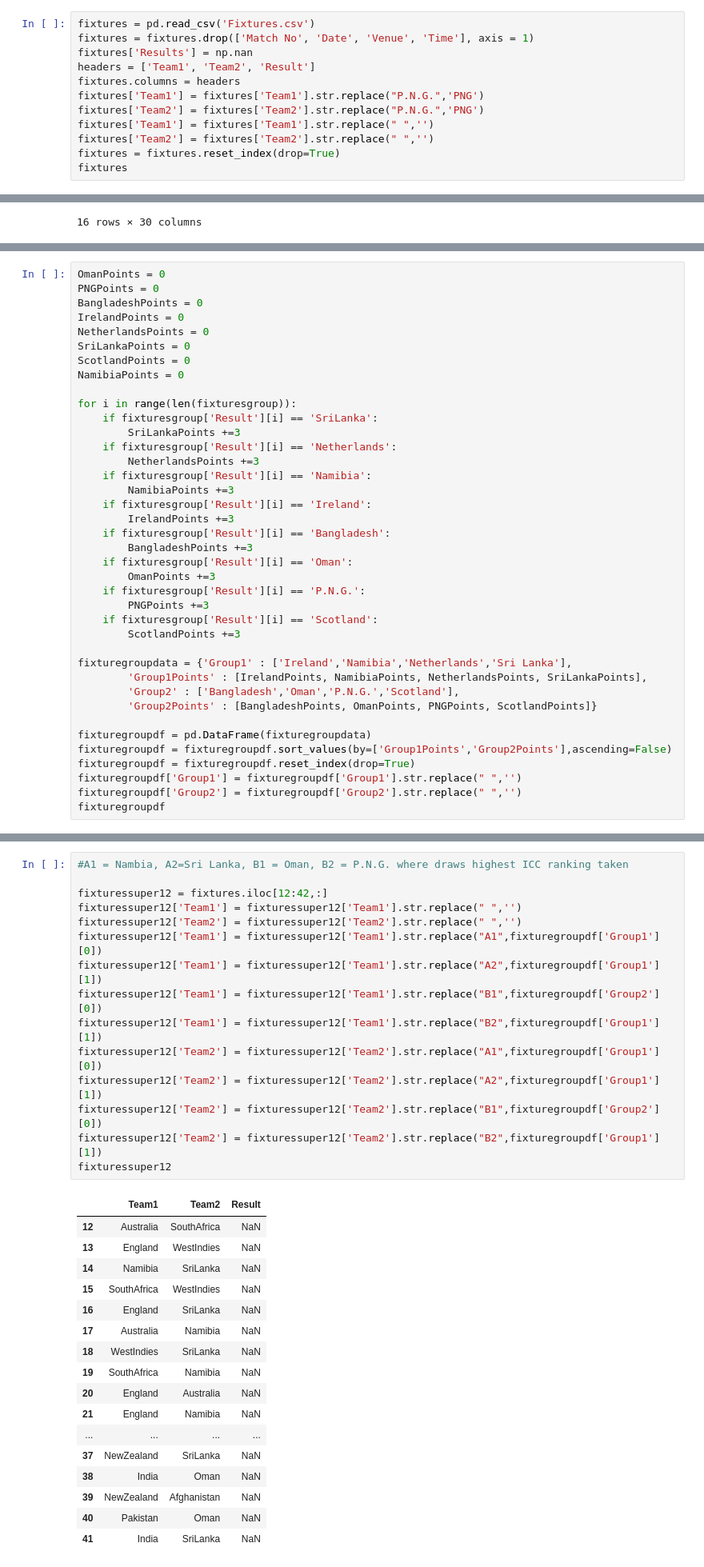
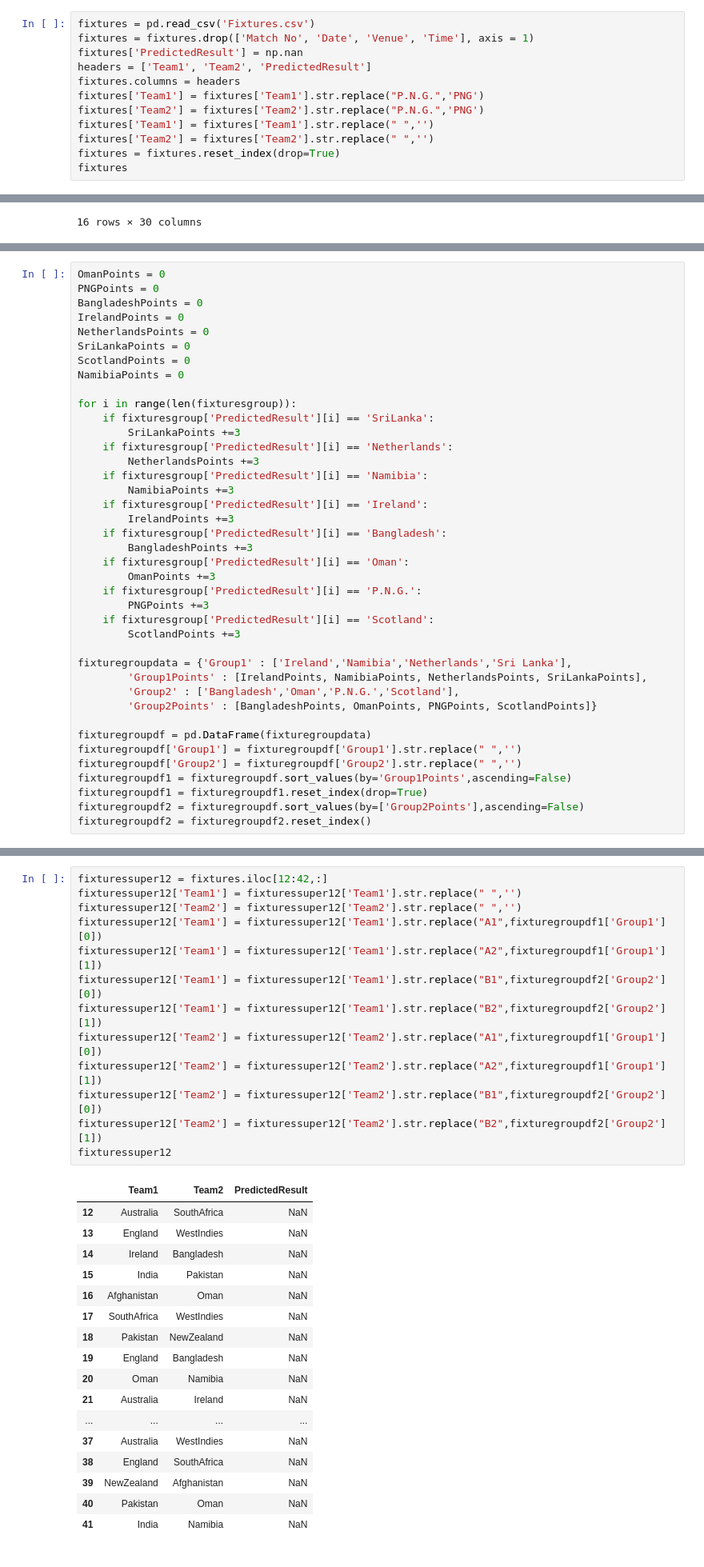
Before and after one commit to BSureshgar/2021-T20-World-Cup-Prediction-ML, a Jupyter notebook: Separate Stats Model/Seperate Stats Model.ipynb, the cells around one changed output, grey strips where cells are left out. Shown at 80% size. Drawn from its saved outputs; the diff is of its cells as text.

```diff
--- a/Separate Stats Model/Seperate Stats Model.ipynb
+++ b/Separate Stats Model/Seperate Stats Model.ipynb
@@ -136,8 +136,8 @@ Feature: 5w_max_team2 Score: 0.06368
 # %%
 fixtures = pd.read_csv('Fixtures.csv')
 fixtures = fixtures.drop(['Match No', 'Date', 'Venue', 'Time'], axis = 1)
-fixtures['Results'] = np.nan
-headers = ['Team1', 'Team2', 'Result']
+fixtures['PredictedResult'] = np.nan
+headers = ['Team1', 'Team2', 'PredictedResult']
 fixtures.columns = headers
 fixtures['Team1'] = fixtures['Team1'].str.replace("P.N.G.",'PNG')
 fixtures['Team2'] = fixtures['Team2'].str.replace("P.N.G.",'PNG')
@@ -260,21 +260,21 @@ ScotlandPoints = 0
 NamibiaPoints = 0
 
 for i in range(len(fixturesgroup)):
-    if fixturesgroup['Result'][i] == 'SriLanka':
+    if fixturesgroup['PredictedResult'][i] == 'SriLanka':
         SriLankaPoints +=3
-    if fixturesgroup['Result'][i] == 'Netherlands':
+    if fixturesgroup['PredictedResult'][i] == 'Netherlands':
         NetherlandsPoints +=3
-    if fixturesgroup['Result'][i] == 'Namibia':
+    if fixturesgroup['PredictedResult'][i] == 'Namibia':
         NamibiaPoints +=3
-    if fixturesgroup['Result'][i] == 'Ireland':
+    if fixturesgroup['PredictedResult'][i] == 'Ireland':
         IrelandPoints +=3
-    if fixturesgroup['Result'][i] == 'Bangladesh':
+    if fixturesgroup['PredictedResult'][i] == 'Bangladesh':
         BangladeshPoints +=3
-    if fixturesgroup['Result'][i] == 'Oman':
+    if fixturesgroup['PredictedResult'][i] == 'Oman':
         OmanPoints +=3
-    if fixturesgroup['Result'][i] == 'P.N.G.':
+    if fixturesgroup['PredictedResult'][i] == 'P.N.G.':
         PNGPoints +=3
-    if fixturesgroup['Result'][i] == 'Scotland':
+    if fixturesgroup['PredictedResult'][i] == 'Scotland':
         ScotlandPoints +=3
 
 fixturegroupdata = {'Group1' : ['Ireland','Namibia','Netherlands','Sri Lanka'],
@@ -283,8 +283,9 @@ fixturegroupdata = {'Group1' : ['Ireland','Namibia','Netherlands','Sri Lanka'],
         'Group2Points' : [BangladeshPoints, OmanPoints, PNGPoints, ScotlandPoints]}
 
 fixturegroupdf = pd.DataFrame(fixturegroupdata)
-fixturegroupdf = fixturegroupdf.sort_values(by=['Group1Points','Group2Points'],ascending=False)
-fixturegroupdf = fixturegroupdf.reset_index(drop=True)
 fixturegroupdf['Group1'] = fixturegroupdf['Group1'].str.replace(" ",'')
 fixturegroupdf['Group2'] = fixturegroupdf['Group2'].str.replace(" ",'')
-fixturegroupdf
+fixturegroupdf1 = fixturegroupdf.sort_values(by='Group1Points',ascending=False)
+fixturegroupdf1 = fixturegroupdf1.reset_index(drop=True)
+fixturegroupdf2 = fixturegroupdf.sort_values(by=['Group2Points'],ascending=False)
+fixturegroupdf2 = fixturegroupdf2.reset_index()
@@ -297,36 +292,34 @@ fixturegroupdf
 # %%
-#A1 = Nambia, A2=Sri Lanka, B1 = Oman, B2 = P.N.G. where draws highest ICC ranking taken
-
 fixturessuper12 = fixtures.iloc[12:42,:]
 fixturessuper12['Team1'] = fixturessuper12['Team1'].str.replace(" ",'')
 fixturessuper12['Team2'] = fixturessuper12['Team2'].str.replace(" ",'')
-fixturessuper12['Team1'] = fixturessuper12['Team1'].str.replace("A1",fixturegroupdf['Group1'][0])
-fixturessuper12['Team1'] = fixturessuper12['Team1'].str.replace("A2",fixturegroupdf['Group1'][1])
-fixturessuper12['Team1'] = fixturessuper12['Team1'].str.replace("B1",fixturegroupdf['Group2'][0])
-fixturessuper12['Team1'] = fixturessuper12['Team1'].str.replace("B2",fixturegroupdf['Group1'][1])
-fixturessuper12['Team2'] = fixturessuper12['Team2'].str.replace("A1",fixturegroupdf['Group1'][0])
-fixturessuper12['Team2'] = fixturessuper12['Team2'].str.replace("A2",fixturegroupdf['Group1'][1])
-fixturessuper12['Team2'] = fixturessuper12['Team2'].str.replace("B1",fixturegroupdf['Group2'][0])
-fixturessuper12['Team2'] = fixturessuper12['Team2'].str.replace("B2",fixturegroupdf['Group1'][1])
+fixturessuper12['Team1'] = fixturessuper12['Team1'].str.replace("A1",fixturegroupdf1['Group1'][0])
+fixturessuper12['Team1'] = fixturessuper12['Team1'].str.replace("A2",fixturegroupdf1['Group1'][1])
+fixturessuper12['Team1'] = fixturessuper12['Team1'].str.replace("B1",fixturegroupdf2['Group2'][0])
+fixturessuper12['Team1'] = fixturessuper12['Team1'].str.replace("B2",fixturegroupdf2['Group2'][1])
+fixturessuper12['Team2'] = fixturessuper12['Team2'].str.replace("A1",fixturegroupdf1['Group1'][0])
+fixturessuper12['Team2'] = fixturessuper12['Team2'].str.replace("A2",fixturegroupdf1['Group1'][1])
+fixturessuper12['Team2'] = fixturessuper12['Team2'].str.replace("B1",fixturegroupdf2['Group2'][0])
+fixturessuper12['Team2'] = fixturessuper12['Team2'].str.replace("B2",fixturegroupdf2['Group2'][1])
 fixturessuper12
 # %% [output]
-|  | Team1 | Team2 | Result |
+|  | Team1 | Team2 | PredictedResult |
 | 12 | Australia | SouthAfrica | NaN |
 | 13 | England | WestIndies | NaN |
-| 14 | Namibia | SriLanka | NaN |
-| 15 | SouthAfrica | WestIndies | NaN |
-| 16 | England | SriLanka | NaN |
-| 17 | Australia | Namibia | NaN |
-| 18 | WestIndies | SriLanka | NaN |
-| 19 | SouthAfrica | Namibia | NaN |
-| 20 | England | Australia | NaN |
-| 21 | England | Namibia | NaN |
+| 14 | Ireland | Bangladesh | NaN |
+| 15 | India | Pakistan | NaN |
+| 16 | Afghanistan | Oman | NaN |
+| 17 | SouthAfrica | WestIndies | NaN |
+| 18 | Pakistan | NewZealand | NaN |
+| 19 | England | Bangladesh | NaN |
+| 20 | Oman | Namibia | NaN |
+| 21 | Australia | Ireland | NaN |
 | ... | ... | ... | ... |
-| 37 | NewZealand | SriLanka | NaN |
-| 38 | India | Oman | NaN |
+| 37 | Australia | WestIndies | NaN |
+| 38 | England | SouthAfrica | NaN |
 | 39 | NewZealand | Afghanistan | NaN |
 | 40 | Pakistan | Oman | NaN |
-| 41 | India | SriLanka | NaN |
+| 41 | India | Namibia | NaN |
 # %%
 Predicitions(fixturessuper12)
 # %% [output]
```
Also changed, not shown: parts of 20 cells of this notebook, 4 other files.
